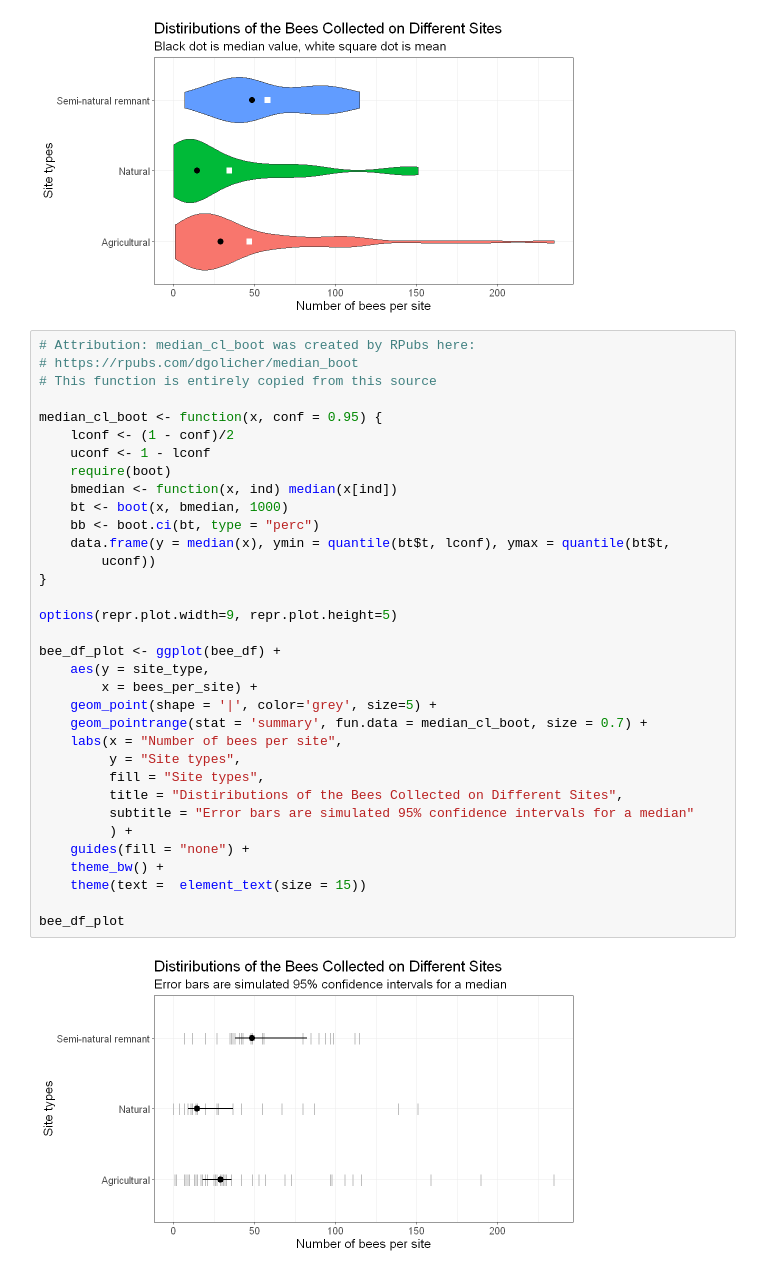
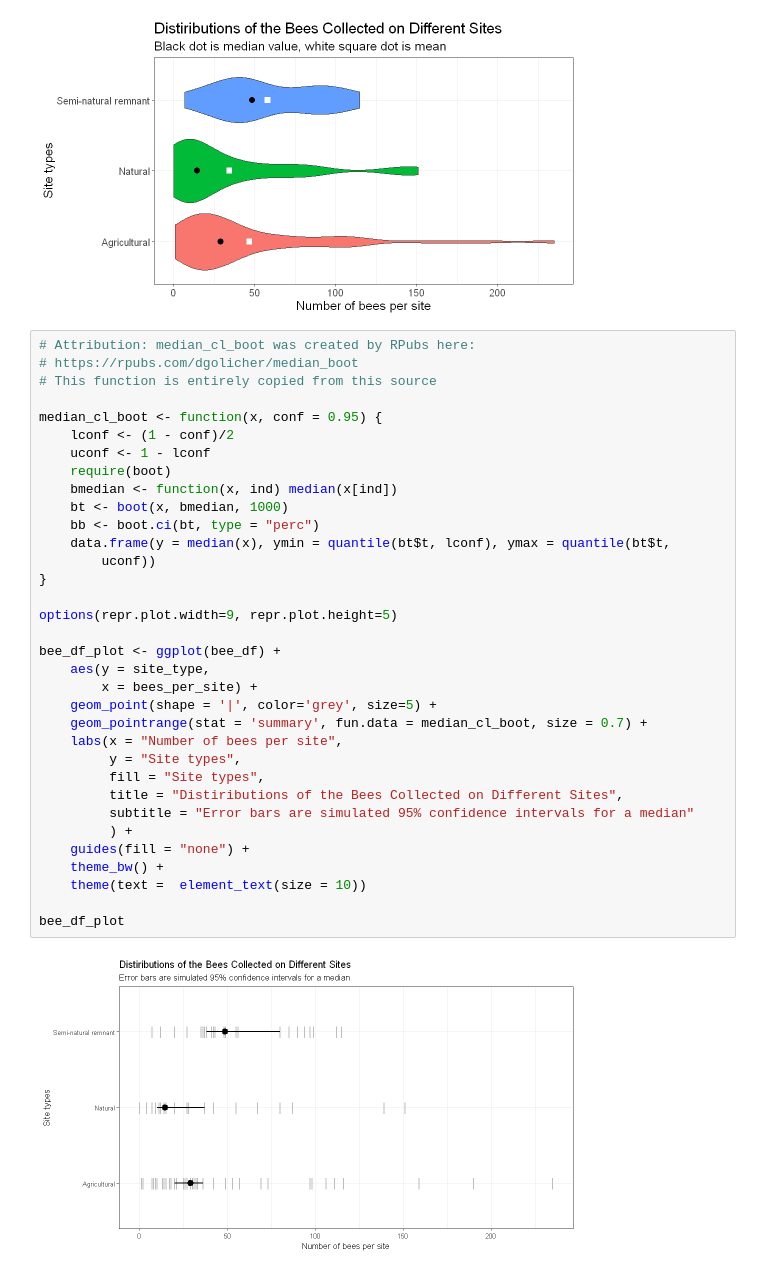
Before and after one commit to UBC-MDS/DSCI_522_Bee_Count_Comparison_Group_26, a Jupyter notebook: src/eda_literate_code_document.ipynb, the cells around one changed output. Drawn from its saved outputs; the diff is of its cells as text.

```diff
--- a/src/eda_literate_code_document.ipynb
+++ b/src/eda_literate_code_document.ipynb
@@ -155,32 +155,32 @@ bee_df_plot
 
 median_cl_boot <- function(x, conf = 0.95) {
     lconf <- (1 - conf)/2
     uconf <- 1 - lconf
     require(boot)
     bmedian <- function(x, ind) median(x[ind])
     bt <- boot(x, bmedian, 1000)
     bb <- boot.ci(bt, type = "perc")
     data.frame(y = median(x), ymin = quantile(bt$t, lconf), ymax = quantile(bt$t,
         uconf))
 }
 
 options(repr.plot.width=9, repr.plot.height=5)
 
 bee_df_plot <- ggplot(bee_df) +
     aes(y = site_type,
         x = bees_per_site) +
     geom_point(shape = '|', color='grey', size=5) +
     geom_pointrange(stat = 'summary', fun.data = median_cl_boot, size = 0.7) +
     labs(x = "Number of bees per site",
          y = "Site types",
          fill = "Site types",
          title = "Distiributions of the Bees Collected on Different Sites",
          subtitle = "Error bars are simulated 95% confidence intervals for a median"
          ) +
     guides(fill = "none") +
     theme_bw() +
-    theme(text =  element_text(size = 15))
+    theme(text =  element_text(size = 10))
 
 bee_df_plot
 # %% [output]
-[figure, old version]
+[figure, new version]
```
Also changed, not shown: 2 other files.
